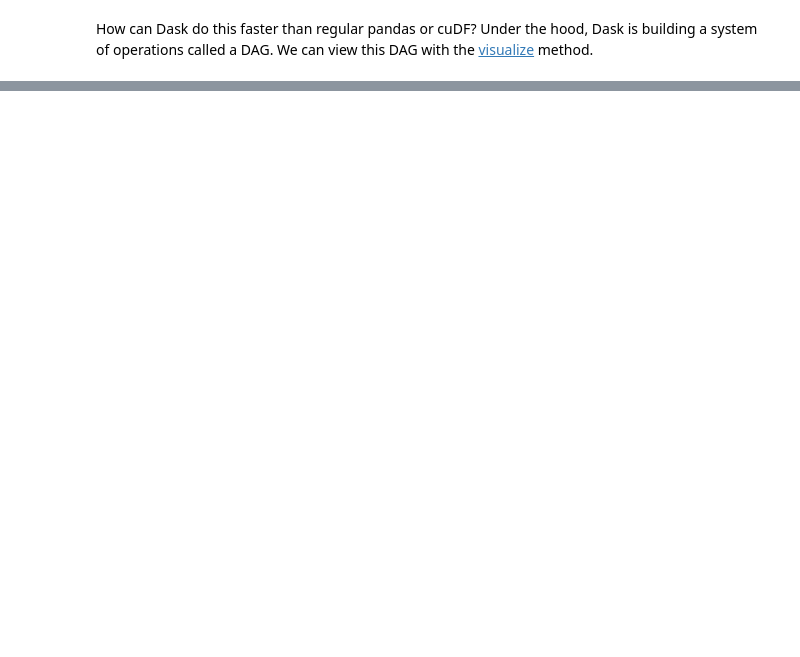
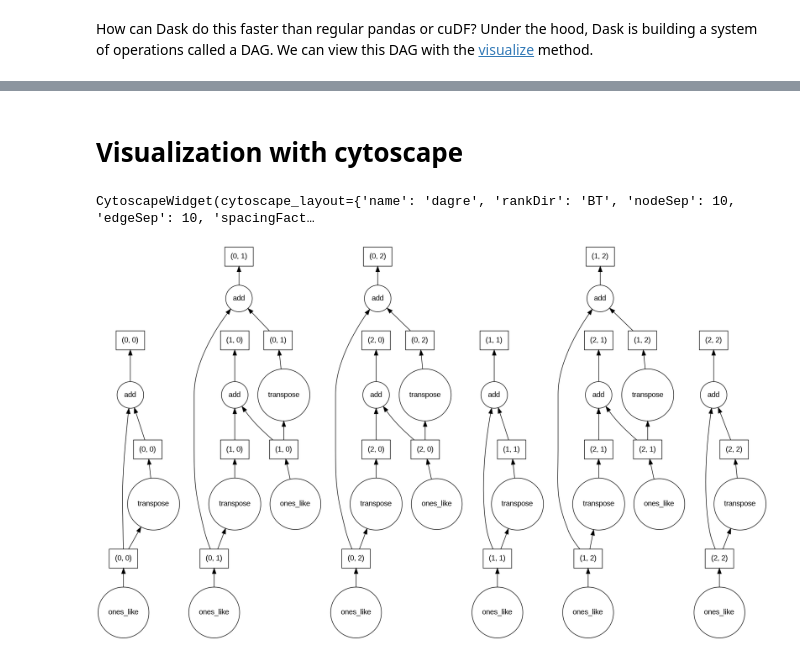
Before and after one commit to falawar7/AAI614_ELAWAR, a Jupyter notebook: Week7/Fe_Notebook7_1.ipynb, the cells around one changed output, grey strips where cells are left out. Saved outputs shown, nothing was run; the diff lists cells and outputs as text; code cells hidden in the pictures; blank space fills up the shorter version.

```diff
--- a/Week7/Fe_Notebook7_1.ipynb
+++ b/Week7/Fe_Notebook7_1.ipynb
@@ -168,0 +239,17 @@ ddf_cpu.visualize()
+# %% [markdown]
+# **Visualization with cytoscape**
+# %%
+import dask.array as da
+import dask
+x = da.ones((15, 15), chunks=(5, 5))
+
+y = x + x.T
+
+# visualize the low level Dask graph using cytoscape
+y.visualize(engine="cytoscape")
+# %% [output]
+CytoscapeWidget(cytoscape_layout={'name': 'dagre', 'rankDir': 'BT', 'nodeSep': 10, 'edgeSep': 10, 'spacingFact…
+# %%
+y.visualize()
+# %% [output]
+[figure, added]
```
Also changed, not shown: parts of 41 cells of this notebook.
